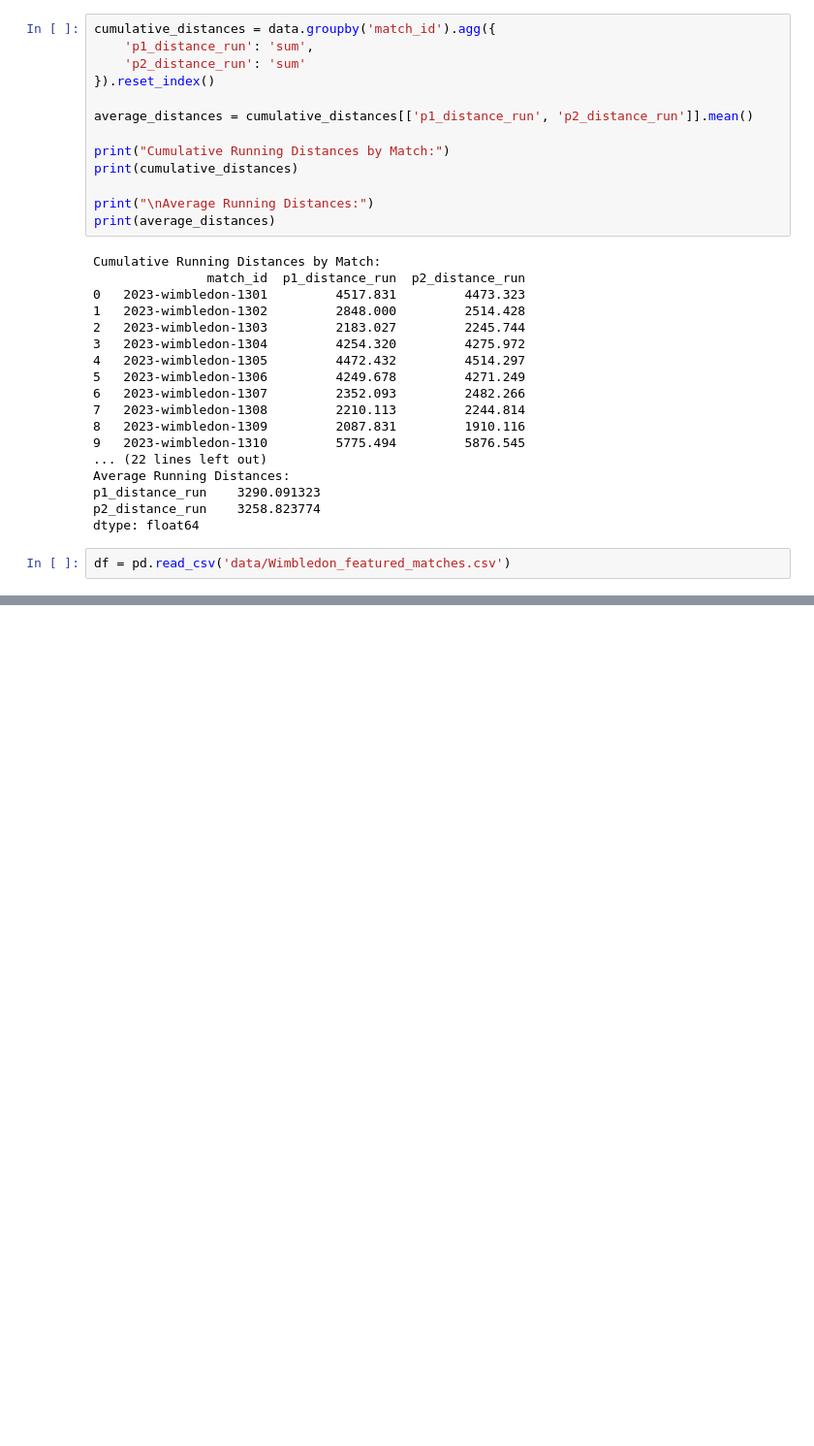
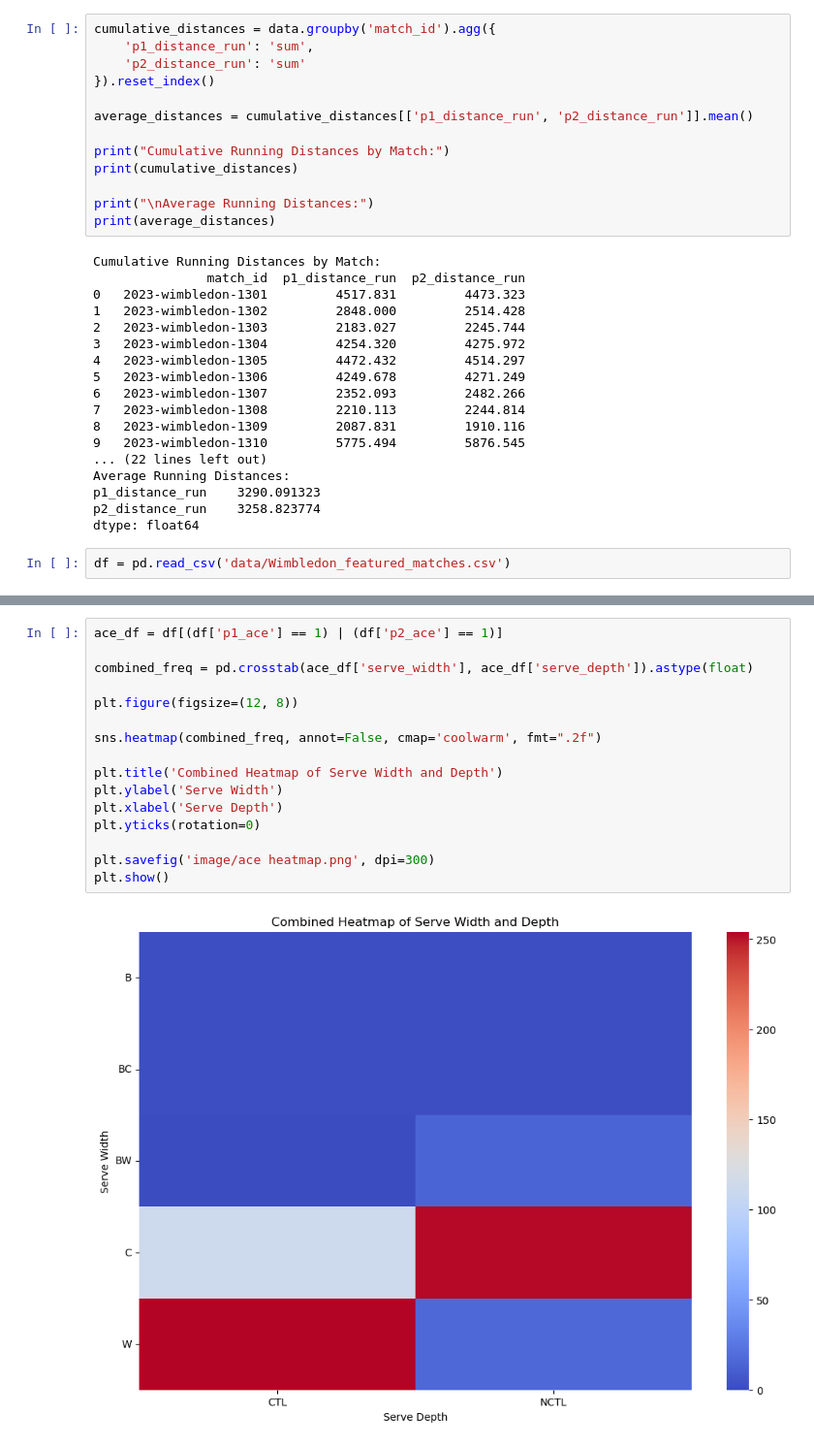
Before and after one commit to UsanoCoCr/tennis24, a Jupyter notebook: Other factors analysis.ipynb, the cells around one changed output, grey strips where cells are left out. Shown: that part at 97% size. Saved outputs shown, nothing was run; the diff lists cells and outputs as text; blank space fills up the shorter version.

```diff
--- a/Other factors analysis.ipynb
+++ b/Other factors analysis.ipynb
@@ -167,0 +168,18 @@ array([['152.0', '695.0'],
+# %%
+ace_df = df[(df['p1_ace'] == 1) | (df['p2_ace'] == 1)]
+
+combined_freq = pd.crosstab(ace_df['serve_width'], ace_df['serve_depth']).astype(float)
+
+plt.figure(figsize=(12, 8))
+
+sns.heatmap(combined_freq, annot=False, cmap='coolwarm', fmt=".2f")
+
+plt.title('Combined Heatmap of Serve Width and Depth')
+plt.ylabel('Serve Width')
+plt.xlabel('Serve Depth')
+plt.yticks(rotation=0)
+
+plt.savefig('image/ace heatmap.png', dpi=300)
+plt.show()
+# %% [output]
+[figure, added]
```
Also changed, not shown: parts of 6 cells of this notebook, 7 other files.
